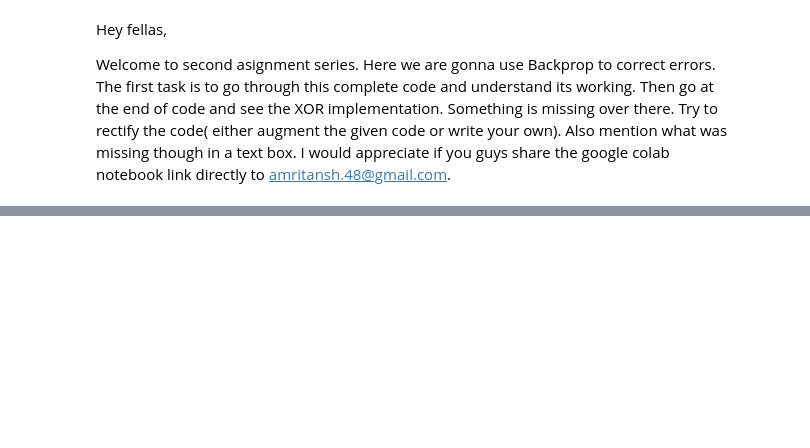
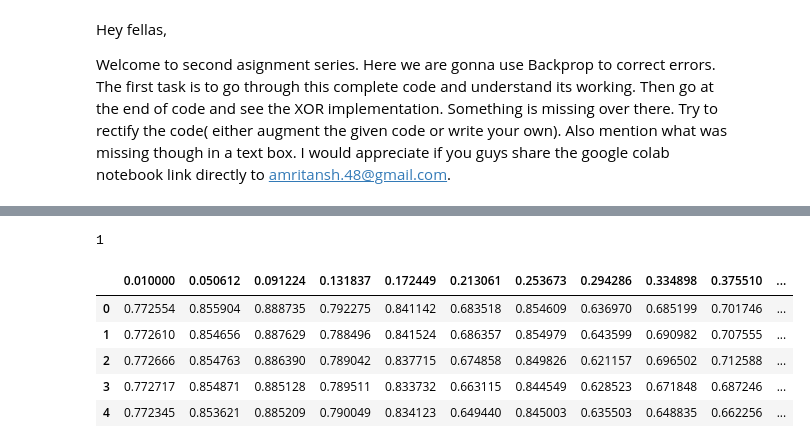
Before and after one commit to manojec054/Assignment, a Jupyter notebook: Assignment_2_1.ipynb, the cells around one changed output, grey strips where cells are left out. Cells and saved outputs as stored; diff of their text form; code cells hidden in the pictures; blank space fills up the shorter version.

```diff
--- a/Assignment_2_1.ipynb
+++ b/Assignment_2_1.ipynb
@@ -266,0 +273,52 @@ for i in range(100):
+# %%
+len(training_sets[0][1])
+# %% [output]
+1
+# %%
+# XOR example - Homework. Correct the implemnation to run XOR problem with higher accuracy, Mention and add whats missing:
+# Mycode -->
+#  1) Added update_learning_rate method in NeuralNetwork class to update learning rate
+#  2) Incrased iteration from 100 to 10000
+#  3) Implemented custom tuning parameter for learning rate.
+#      - selected range of learning rate and calculated the error
+#      - selected best learning rate
+
+
+import matplotlib.pyplot as plt
+import numpy as np
+import pandas as pd
+
+neuraons_in_hidden_layer = 5
+neuraons_in_output_layer = 2
+num_of_iteration = 1000
+
+training_sets = [
+    [[0, 0], [0.3, 0.7]],
+    [[0, 1], [0.8, 0.2]],
+    [[1, 0], [0.85, 0.15]],
+    [[1, 1], [0.8, 0.2]]
+]
+
+df = pd.DataFrame()
+#nn.update_learning_rate(0.5)
+
+for new_learn_rate in np.linspace(0.01, 2, 50):
+  error_collection = []
+  nn = NeuralNetwork(len(training_sets[0][0]), neuraons_in_hidden_layer, neuraons_in_output_layer)
+  nn.update_learning_rate(new_learn_rate)
+  for i in range(num_of_iteration):
+      training_inputs, training_outputs = random.choice(training_sets)
+      nn.train(training_inputs, training_outputs)
+      error_collection.append(nn.calculate_total_error(training_sets))
+      #print(i, nn.calculate_total_error(training_sets))
+
+  df[new_learn_rate] = error_collection
+# %%
+df.head()
+# %% [output]
+|  | 0.010000 | 0.050612 | 0.091224 | 0.131837 | 0.172449 | 0.213061 | 0.253673 | 0.294286 | 0.334898 | 0.375510 | ... |
+| 0 | 0.772554 | 0.855904 | 0.888735 | 0.792275 | 0.841142 | 0.683518 | 0.854609 | 0.636970 | 0.685199 | 0.701746 | ... |
+| 1 | 0.772610 | 0.854656 | 0.887629 | 0.788496 | 0.841524 | 0.686357 | 0.854979 | 0.643599 | 0.690982 | 0.707555 | ... |
+| 2 | 0.772666 | 0.854763 | 0.886390 | 0.789042 | 0.837715 | 0.674858 | 0.849826 | 0.621157 | 0.696502 | 0.712588 | ... |
+| 3 | 0.772717 | 0.854871 | 0.885128 | 0.789511 | 0.833732 | 0.663115 | 0.844549 | 0.628523 | 0.671848 | 0.687246 | ... |
+| 4 | 0.772345 | 0.853621 | 0.885209 | 0.790049 | 0.834123 | 0.649440 | 0.845003 | 0.635503 | 0.648835 | 0.662256 | ... |
```
Also changed, not shown: parts of 9 cells of this notebook.
